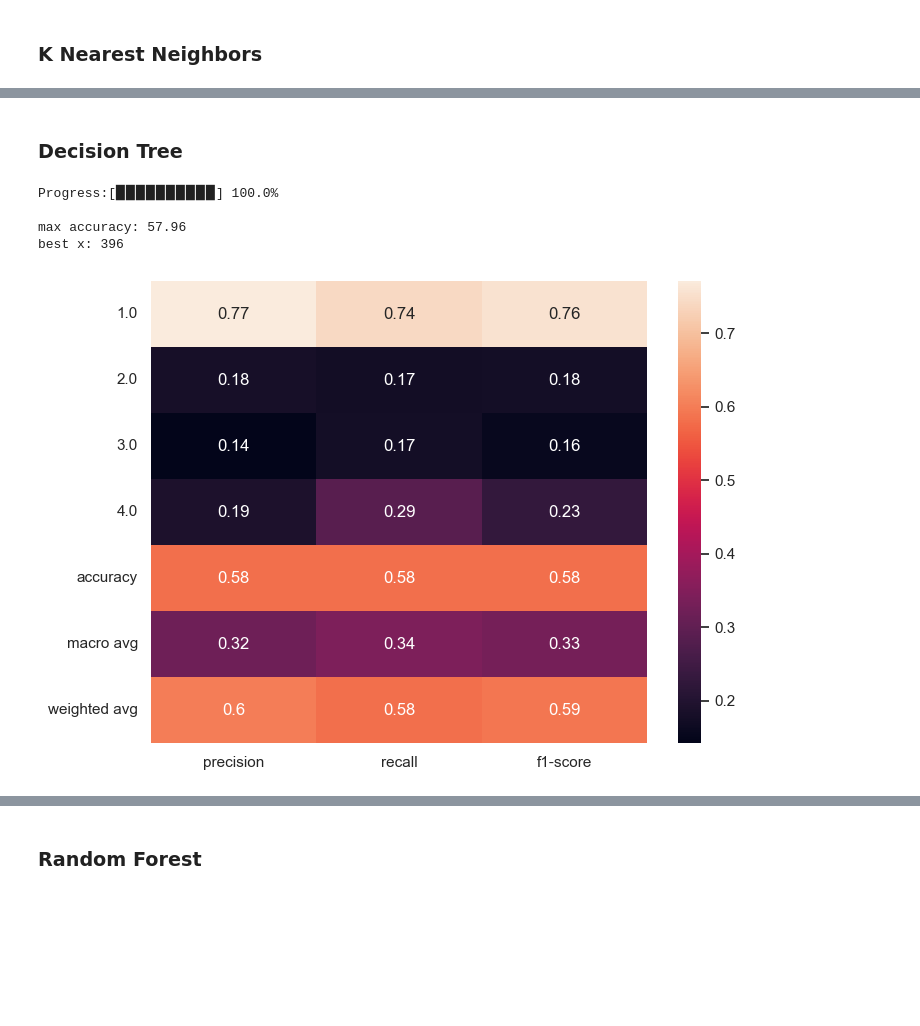
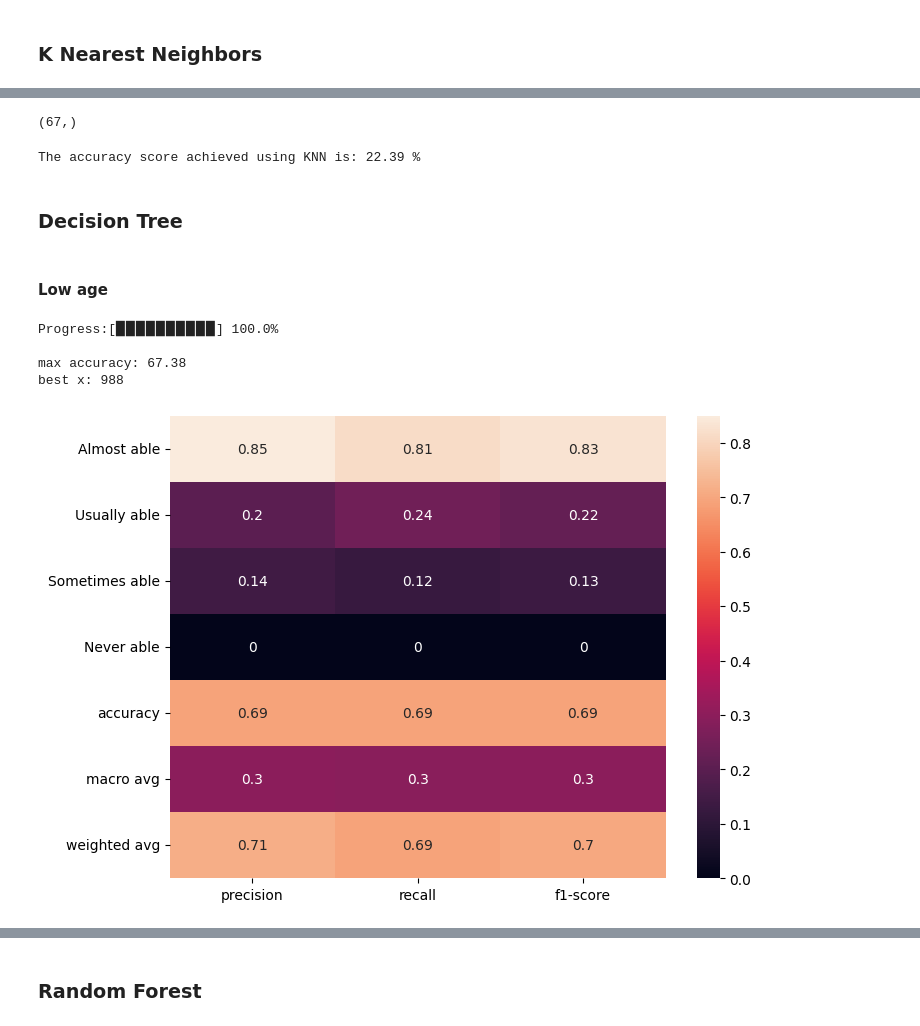
Before and after one commit to FuminoonimuF/nhanes, a Jupyter notebook: Analysis about ED.ipynb, the cells around one changed output, grey strips where cells are left out. Cells and saved outputs as stored; diff of their text form; code cells hidden in the pictures; blank space fills up the shorter version.

```diff
--- a/Analysis about ED.ipynb
+++ b/Analysis about ED.ipynb
@@ -150,0 +337,15 @@ The accuracy score achieved using Logistic Regression is: 72.79 %
+# %%
+target_names = ['Almost able','Usually able','Sometimes able','Never able']
+
+lr = LogisticRegression()
+
+lr.fit(X_train_hd,Y_train_hd,sample_weight=weight_train_hd)
+
+Y_pred_lr = lr.predict(X_test_hd)
+#plt.scatter(X_train, Y_train, c='grey', edgecolor='black')
+
+lr_report = classification_report(Y_test_hd,Y_pred_lr,output_dict=True)
+
+plt.figure(figsize=(8,6))
+sns.heatmap(pd.DataFrame(lr_report).iloc[:-1, :].T, annot=True)
+plt.show()
@@ -155,11 +370,11 @@ from sklearn.naive_bayes import GaussianNB
 
 nb = GaussianNB()
 
-nb.fit(X_train,Y_train,sample_weight=weight_train)
+nb.fit(X_train_la,Y_train_la,sample_weight=weight_train_la)
 
-Y_pred_nb = nb.predict(X_test)
+Y_pred_nb = nb.predict(X_test_la)
 
-nb_report = classification_report(Y_test,Y_pred_nb,output_dict=True,target_names=target_names)
+nb_report = classification_report(Y_test_la,Y_pred_nb,output_dict=True,target_names=target_names)
 
 plt.figure(figsize=(8,6))
 sns.heatmap(pd.DataFrame(nb_report).iloc[:-1, :].T, annot=True)
@@ -183,11 +452,11 @@ from sklearn import svm
 
 sv = svm.SVC(kernel='linear')
 
-sv.fit(X_train, Y_train)
+sv.fit(X_train_la, Y_train_la)
 
-Y_pred_svm = sv.predict(X_test)
+Y_pred_svm = sv.predict(X_test_la)
 
-svm_report = classification_report(Y_test,Y_pred_svm,output_dict=True,target_names=target_names)
+svm_report = classification_report(Y_test_la,Y_pred_svm,output_dict=True,target_names=target_names)
 
 plt.figure(figsize=(8,6))
 sns.heatmap(pd.DataFrame(svm_report).iloc[:-1, :].T, annot=True)
@@ -210,10 +533,10 @@ The accuracy score achieved using Linear SVM is: 71.46 %
 from sklearn.neighbors import KNeighborsClassifier
 
 knn = KNeighborsClassifier(n_neighbors=7)
-knn.fit(X_train,Y_train)
-Y_pred_knn=knn.predict(X_test)
+knn.fit(X_train_la,Y_train_la)
+Y_pred_knn=knn.predict(X_test_la)
 
-knn_report = classification_report(Y_test,Y_pred_knn,output_dict=True,target_names=target_names)
+knn_report = classification_report(Y_test_la,Y_pred_knn,output_dict=True,target_names=target_names)
 
 plt.figure(figsize=(8,6))
 sns.heatmap(pd.DataFrame(knn_report).iloc[:-1, :].T, annot=True)
@@ -233,41 +594,53 @@ The accuracy score achieved using KNN is: 69.25 %
+# %%
+Y_pred_knn.shape
+# %% [output]
+(67,)
+# %%
+score_knn = round(accuracy_score(Y_pred_knn,Y_test_hd)*100,2)
+
+print("The accuracy score achieved using KNN is: "+str(score_knn)+" %")
+# %% [output]
+The accuracy score achieved using KNN is: 22.39 %
 # %% [markdown]
 ### Decision Tree
+# %% [markdown]
+#### Low age
 # %%
 from sklearn.tree import DecisionTreeClassifier
 
 max_accuracy = 0
 
 
 for x in range(1000):
     utils.show_progress(1000,x+1)
     dt = DecisionTreeClassifier(random_state=x)
-    dt.fit(X_train,Y_train,sample_weight=weight_train)
-    Y_pred_dt = dt.predict(X_test)
-    current_accuracy = round(accuracy_score(Y_pred_dt,Y_test)*100,2)
+    dt.fit(X_train_la,Y_train_la,sample_weight=weight_train_la)
+    Y_pred_dt = dt.predict(X_test_la)
+    current_accuracy = round(accuracy_score(Y_pred_dt,Y_test_la)*100,2)
     if(current_accuracy>max_accuracy):
         max_accuracy = current_accuracy
         best_x = x
 
 print('\n')
 print('max accuracy:',max_accuracy)
 print('best x:',best_x)
 
 
 dt = DecisionTreeClassifier(random_state=best_x)
-dt.fit(X_train,Y_train)
-Y_pred_dt = dt.predict(X_test)
+dt.fit(X_train_la,Y_train_la)
+Y_pred_dt = dt.predict(X_test_la)
 
-dt_report = classification_report(Y_test,Y_pred_dt,output_dict=True,target_names=target_names)
+dt_report = classification_report(Y_test_la,Y_pred_dt,output_dict=True,target_names=target_names)
 
 plt.figure(figsize=(8,6))
 sns.heatmap(pd.DataFrame(dt_report).iloc[:-1, :].T, annot=True)
 plt.show()
 # %% [output]
 Progress:[▉▉▉▉▉▉▉▉▉▉] 100.0%
 
-max accuracy: 57.96
-best x: 396
+max accuracy: 67.38
+best x: 988
-[figure, old version]
+[figure, new version]
 # %%
 print(Y_pred_dt.shape)
 # %% [output]
```
Also changed, not shown: parts of 94 cells of this notebook, 2 other files.
